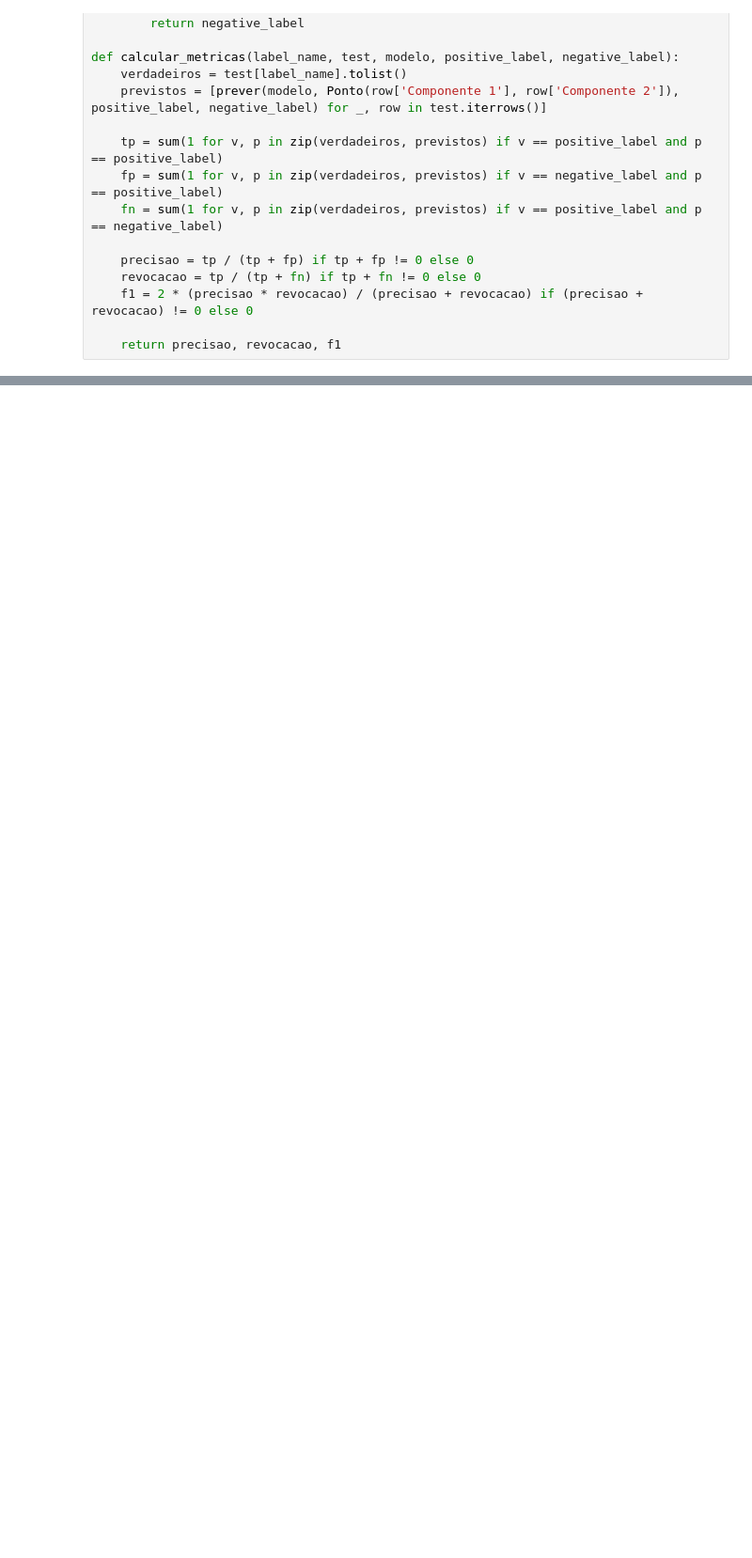
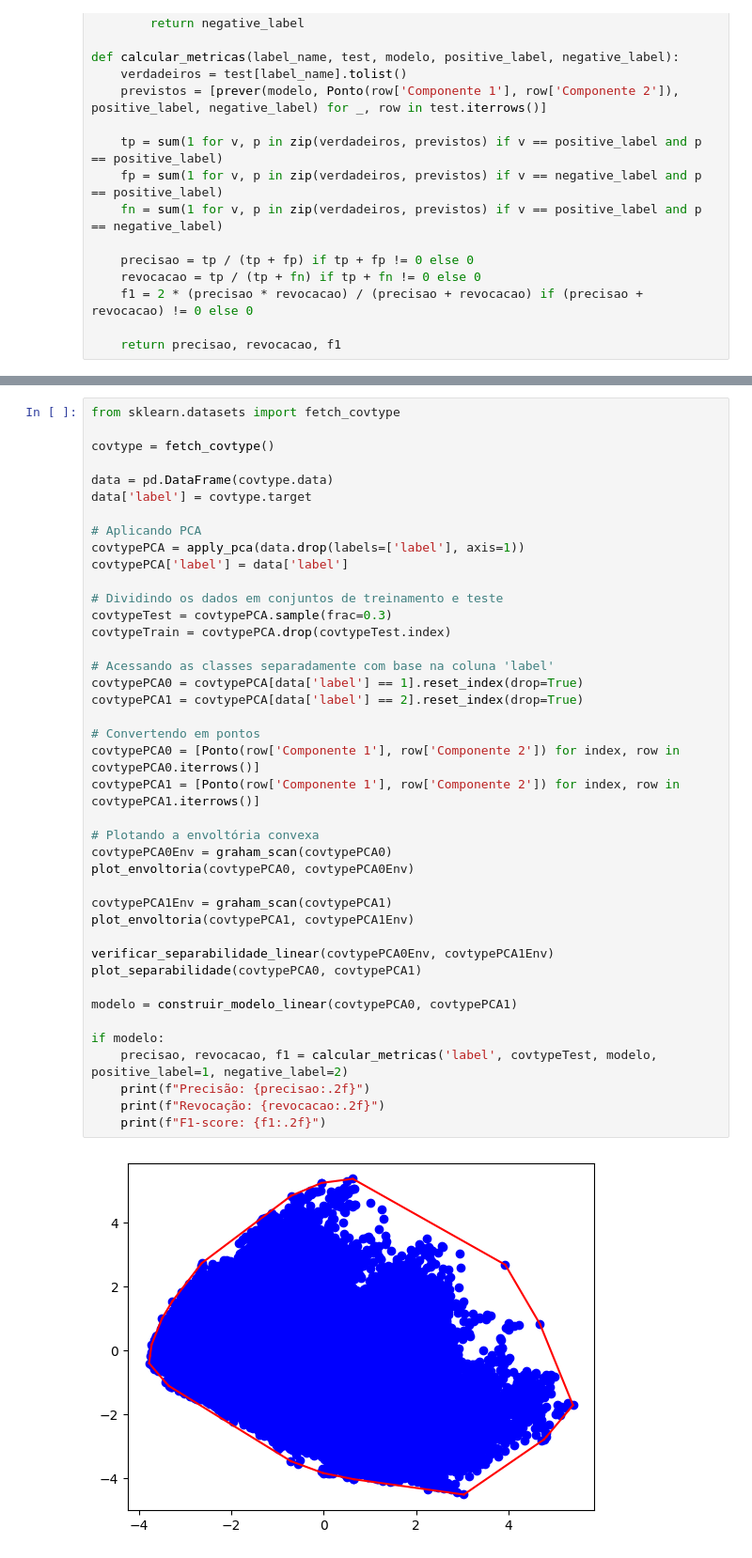
Before and after one commit to marcelomrad/Classificador_Linear, a Jupyter notebook: main.ipynb, the cells around one changed output, grey strips where cells are left out. Shown at 94% size. Saved outputs shown, nothing was run; the diff lists cells and outputs as text; blank space fills up the shorter version.

Commit message:
All datasets ran

```diff
--- a/main.ipynb
+++ b/main.ipynb
@@ -944,0 +927,43 @@ Os dados não são linearmente separáveis.
+# %%
+from sklearn.datasets import fetch_covtype
+
+covtype = fetch_covtype()
+
+data = pd.DataFrame(covtype.data)
+data['label'] = covtype.target
+
+# Aplicando PCA
+covtypePCA = apply_pca(data.drop(labels=['label'], axis=1))
+covtypePCA['label'] = data['label']
+
+# Dividindo os dados em conjuntos de treinamento e teste
+covtypeTest = covtypePCA.sample(frac=0.3)
+covtypeTrain = covtypePCA.drop(covtypeTest.index)
+
+# Acessando as classes separadamente com base na coluna 'label'
+covtypePCA0 = covtypePCA[data['label'] == 1].reset_index(drop=True)
+covtypePCA1 = covtypePCA[data['label'] == 2].reset_index(drop=True)
+
+# Convertendo em pontos
+covtypePCA0 = [Ponto(row['Componente 1'], row['Componente 2']) for index, row in covtypePCA0.iterrows()]
+covtypePCA1 = [Ponto(row['Componente 1'], row['Componente 2']) for index, row in covtypePCA1.iterrows()]
+
+# Plotando a envoltória convexa
+covtypePCA0Env = graham_scan(covtypePCA0)
+plot_envoltoria(covtypePCA0, covtypePCA0Env)
+
+covtypePCA1Env = graham_scan(covtypePCA1)
+plot_envoltoria(covtypePCA1, covtypePCA1Env)
+
+verificar_separabilidade_linear(covtypePCA0Env, covtypePCA1Env)
+plot_separabilidade(covtypePCA0, covtypePCA1)
+
+modelo = construir_modelo_linear(covtypePCA0, covtypePCA1)
+
+if modelo:
+    precisao, revocacao, f1 = calcular_metricas('label', covtypeTest, modelo, positive_label=1, negative_label=2)
+    print(f"Precisão: {precisao:.2f}")
+    print(f"Revocação: {revocacao:.2f}")
+    print(f"F1-score: {f1:.2f}")
+# %% [output]
+[figure, added]
```
Also changed, not shown: parts of 19 cells of this notebook.
